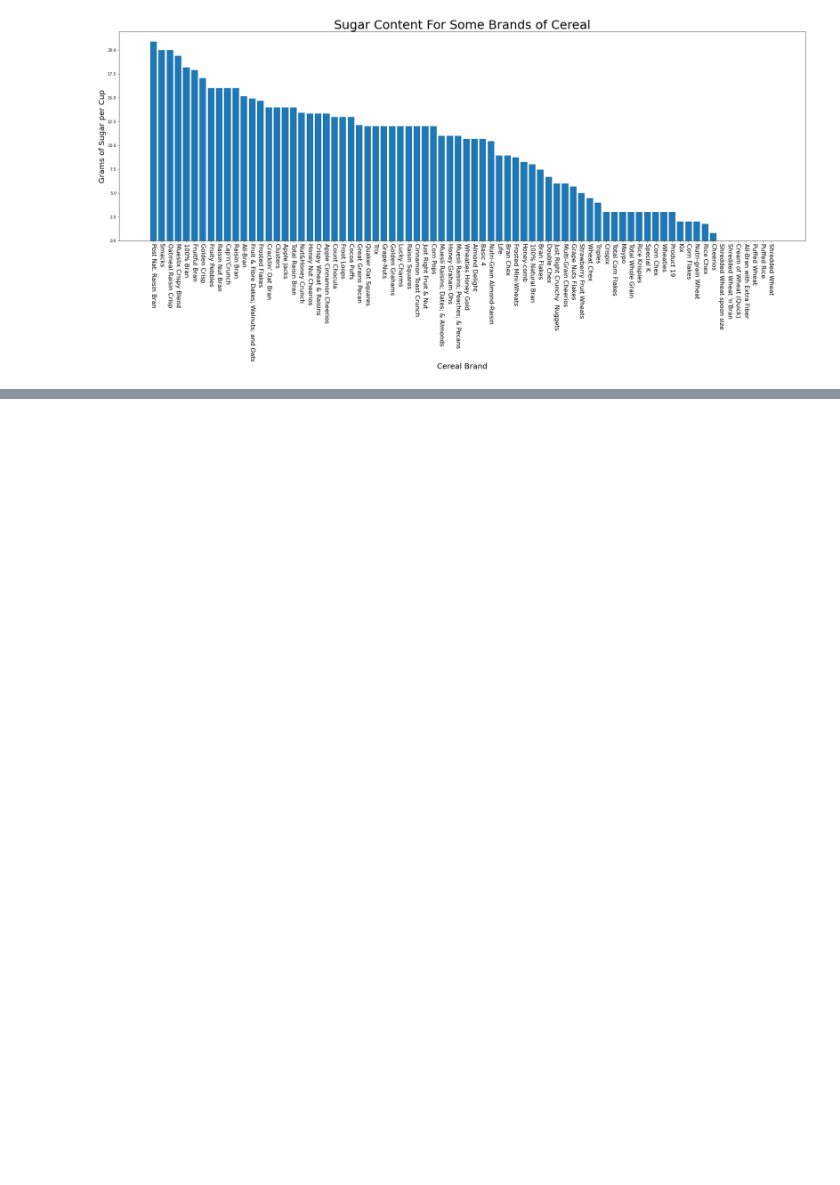
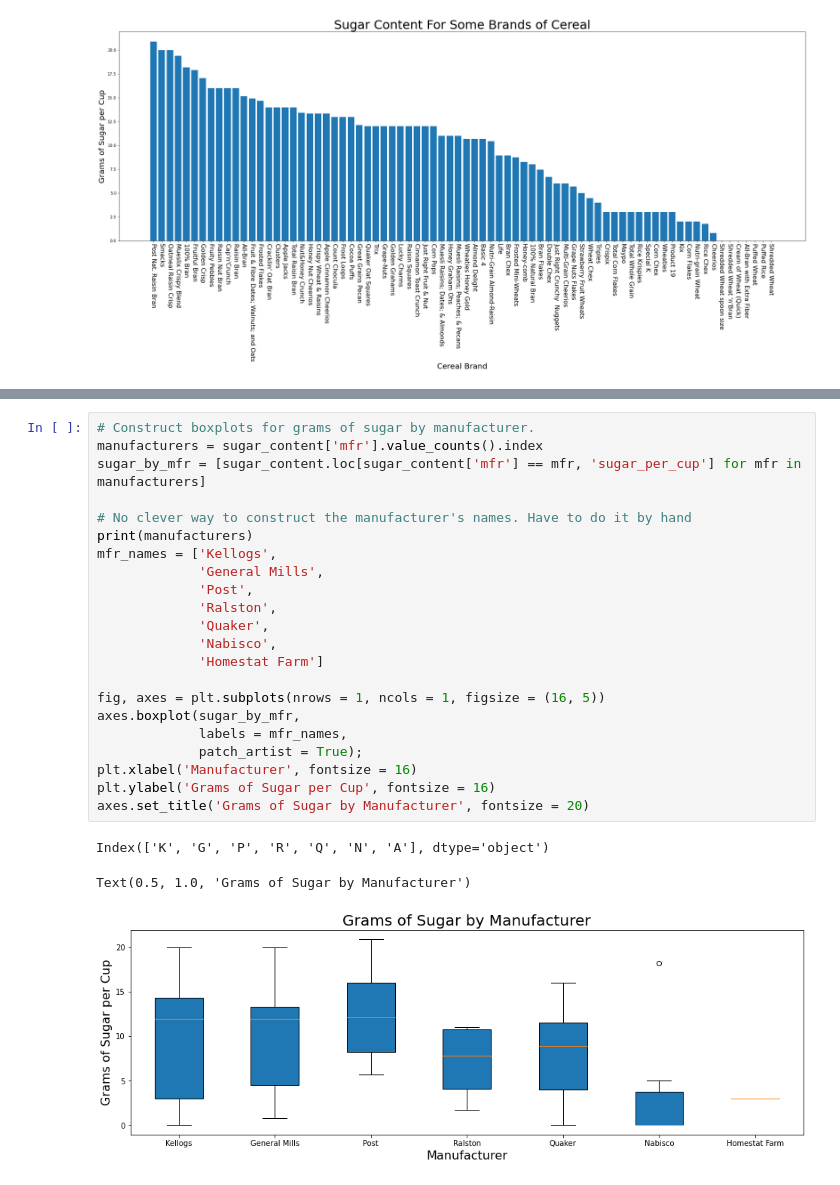
Before and after one commit to mvince33/Coding-Dojo, a Jupyter notebook: graphing_exercise_part1.ipynb, the cells around one changed output, grey strips where cells are left out. Drawn from its saved outputs; the diff is of its cells as text; blank space fills up the shorter version.

```diff
--- a/graphing_exercise_part1.ipynb
+++ b/graphing_exercise_part1.ipynb
@@ -56,0 +43,26 @@ df[df['mfr'] == 'N']
+# %%
+# Construct boxplots for grams of sugar by manufacturer.
+manufacturers = sugar_content['mfr'].value_counts().index
+sugar_by_mfr = [sugar_content.loc[sugar_content['mfr'] == mfr, 'sugar_per_cup'] for mfr in manufacturers]
+
+# No clever way to construct the manufacturer's names. Have to do it by hand
+print(manufacturers)
+mfr_names = ['Kellogs',
+             'General Mills',
+             'Post',
+             'Ralston',
+             'Quaker',
+             'Nabisco',
+             'Homestat Farm']
+
+fig, axes = plt.subplots(nrows = 1, ncols = 1, figsize = (16, 5))
+axes.boxplot(sugar_by_mfr,
+             labels = mfr_names,
+             patch_artist = True);
+plt.xlabel('Manufacturer', fontsize = 16)
+plt.ylabel('Grams of Sugar per Cup', fontsize = 16)
+axes.set_title('Grams of Sugar by Manufacturer', fontsize = 20)
+# %% [output]
+Index(['K', 'G', 'P', 'R', 'Q', 'N', 'A'], dtype='object')
+Text(0.5, 1.0, 'Grams of Sugar by Manufacturer')
+[figure, added]
```
Also changed, not shown: parts of 1 cell of this notebook.
